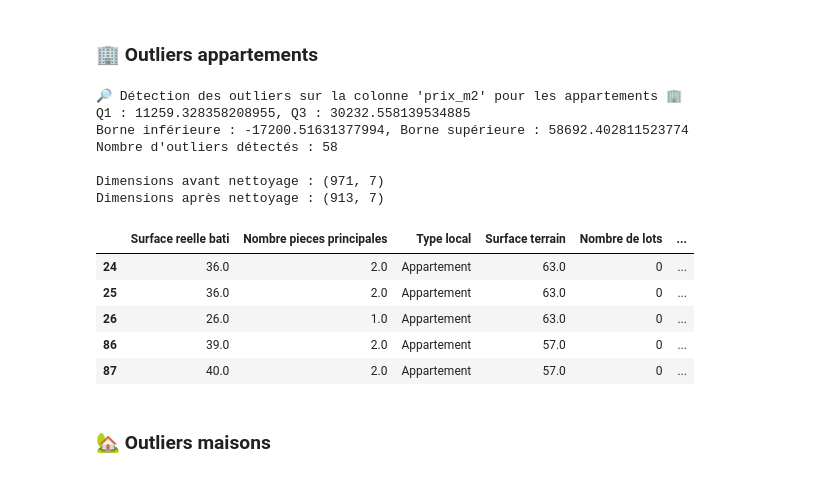
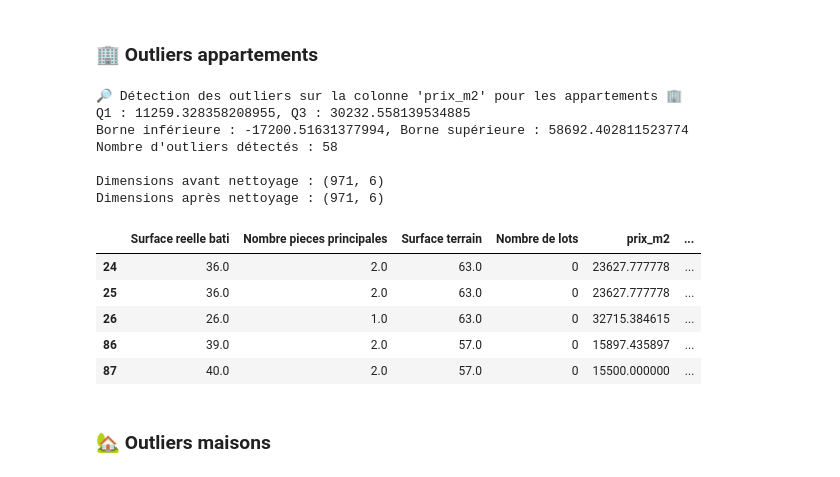
Before and after one commit to amina-abddm/FastAPI_IA_Immobilier, a Jupyter notebook: notebooks/phase_2_bordeaux.ipynb, the cells around one changed output. Saved outputs shown, nothing was run; the diff lists cells and outputs as text; code cells hidden in the pictures.

```diff
--- a/notebooks/phase_2_bordeaux.ipynb
+++ b/notebooks/phase_2_bordeaux.ipynb
@@ -100,7 +100,7 @@ colonnes_a_garder = [
     'Type local',
     'Surface terrain',
     'Nombre de lots',
-    'Valeur fonciere'
+    'prix_m2'
 ]
 
 # Filtrer cette liste pour ne garder que les colonnes qui existent vraiment dans le DataFrame
@@ -183,4 +177,0 @@ Index(['Identifiant de document', 'Reference document', '1 Articles CGI',
-# %%
-# Calcul du prix au m² pour les appartements
-df_appartements['prix_m2'] = df_appartements['Valeur fonciere'] / df_appartements['Surface reelle bati']
-print(df_appartements[['Surface reelle bati', 'Valeur fonciere', 'prix_m2']].head())
@@ -210,19 +181,37 @@ print(df_maisons[['Surface reelle bati', 'Valeur fonciere', 'prix_m2']].head())
 # %% [markdown]
 ### ✅ Supprimer les lignes avec valeurs manquantes
 # %%
-# Supprimer les lignes avec des valeurs manquantes dans les colonnes utilisées
+from sklearn.preprocessing import LabelEncoder
+
+# 🧼 Étape 1 : Colonnes utiles pour l'entraînement
 colonnes_utiles = [
     'Surface reelle bati',
     'Nombre pieces principales',
     'Type local',
     'Surface terrain',
     'Nombre de lots',
-    'Valeur fonciere',
     'prix_m2'
 ]
 
+# 🧹 Étape 2 : Nettoyage des données avec dropna, et création d'une copie propre
 df_appartements_clean = df_appartements.dropna(subset=colonnes_utiles).copy()
 df_maisons_clean = df_maisons.dropna(subset=colonnes_utiles).copy()
+
+# 🏷️ Étape 3 : Encodage de 'Type local' sur chaque DataFrame (si besoin de garder les deux)
+label_encoder = LabelEncoder()
+
+# Mapping d'encodage global
+mapping_type_local = {
+    "Appartement": 0,
+    "Maison": 1
+}
+
+df_appartements_clean["Type local encoded"] = df_appartements_clean["Type local"].map(mapping_type_local)
+df_maisons_clean["Type local encoded"] = df_maisons_clean["Type local"].map(mapping_type_local)
+
+# 🧺 Étape 4 : Optionnel – supprimer la colonne originale
+df_appartements_clean.drop(columns=["Type local"], inplace=True)
+df_maisons_clean.drop(columns=["Type local"], inplace=True)
 # %% [markdown]
 ### ✅ Retirer les valeurs aberrantes (prix_m2 trop faible ou trop élevé)
 # %% [markdown]
@@ -256,24 +245,24 @@ df_appartements_cleaned = df_appartements_clean[
 ].copy()
 
 # Dimensions après nettoyage
-print(f"Dimensions après nettoyage : {df_appartements_cleaned.shape}")
+print(f"Dimensions après nettoyage : {df_appartements_clean.shape}")
 # %% [output]
 🔎 Détection des outliers sur la colonne 'prix_m2' pour les appartements 🏢
 Q1 : 11259.328358208955, Q3 : 30232.558139534885
 Borne inférieure : -17200.51631377994, Borne supérieure : 58692.402811523774
 Nombre d'outliers détectés : 58
 
-Dimensions avant nettoyage : (971, 7)
-Dimensions après nettoyage : (913, 7)
+Dimensions avant nettoyage : (971, 6)
+Dimensions après nettoyage : (971, 6)
 # %%
-df_appartements_cleaned.head ()
+df_appartements_clean.head ()
 # %% [output]
-|  | Surface reelle bati | Nombre pieces principales | Type local | Surface terrain | Nombre de lots | ... |
-| 24 | 36.0 | 2.0 | Appartement | 63.0 | 0 | ... |
-| 25 | 36.0 | 2.0 | Appartement | 63.0 | 0 | ... |
-| 26 | 26.0 | 1.0 | Appartement | 63.0 | 0 | ... |
-| 86 | 39.0 | 2.0 | Appartement | 57.0 | 0 | ... |
-| 87 | 40.0 | 2.0 | Appartement | 57.0 | 0 | ... |
+|  | Surface reelle bati | Nombre pieces principales | Surface terrain | Nombre de lots | prix_m2 | ... |
+| 24 | 36.0 | 2.0 | 63.0 | 0 | 23627.777778 | ... |
+| 25 | 36.0 | 2.0 | 63.0 | 0 | 23627.777778 | ... |
+| 26 | 26.0 | 1.0 | 63.0 | 0 | 32715.384615 | ... |
+| 86 | 39.0 | 2.0 | 57.0 | 0 | 15897.435897 | ... |
+| 87 | 40.0 | 2.0 | 57.0 | 0 | 15500.000000 | ... |
 # %% [markdown]
 ### 🏡 Outliers maisons
 # %%
```
Also changed, not shown: parts of 20 cells of this notebook, 18 other files.
